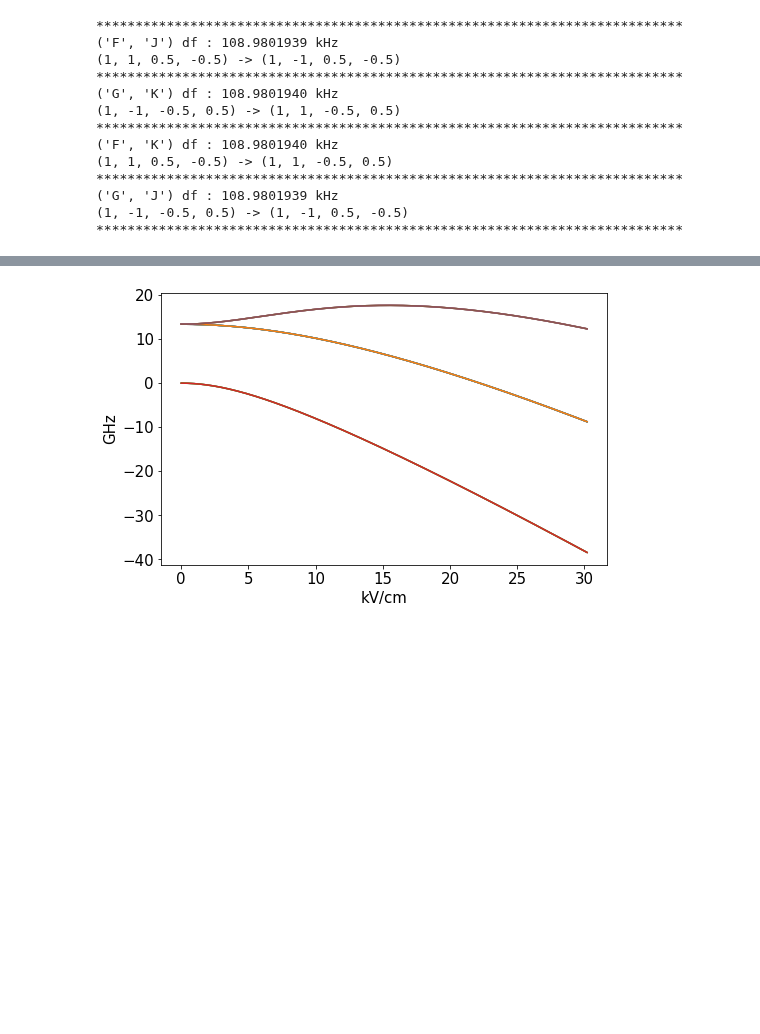
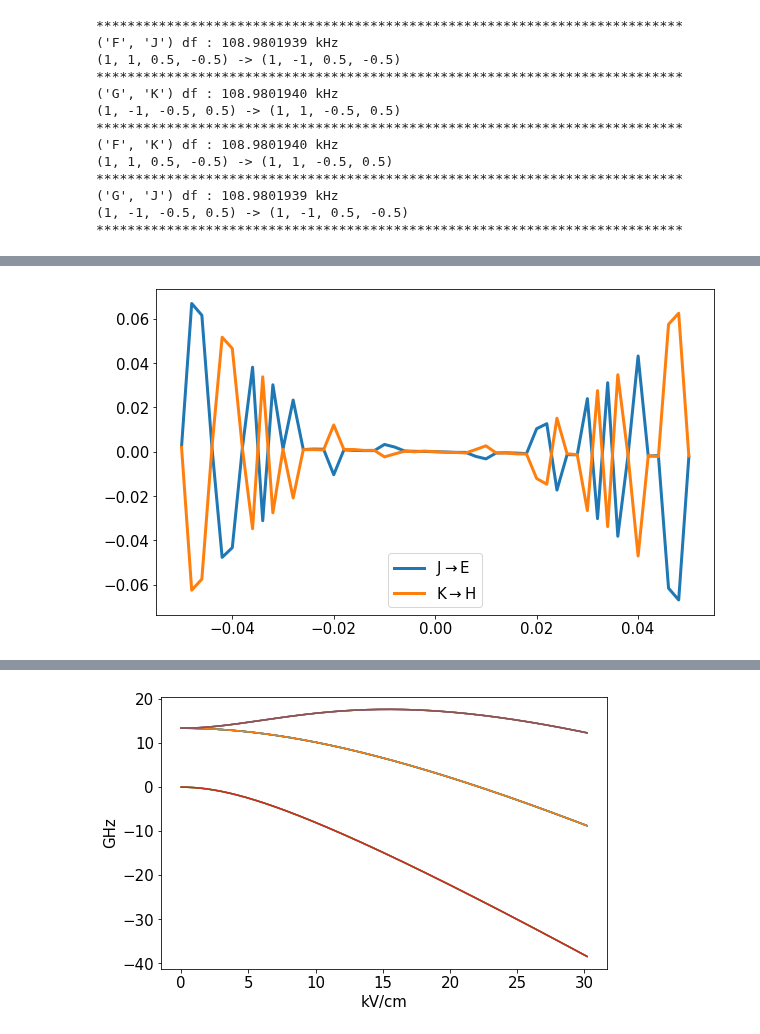
Before and after one commit to ograsdijk/CeNTREX-notebooks, a Jupyter notebook: TlF papers/Frequency Shift NMR.ipynb, the cells around one changed output, grey strips where cells are left out. Drawn from its saved outputs; the diff is of its cells as text; code cells hidden in the pictures; blank space fills up the shorter version.

Commit message:
Added pertubation theory for motional magnetic field to frequency shift notebook

```diff
--- a/TlF papers/Frequency Shift NMR.ipynb
+++ b/TlF papers/Frequency Shift NMR.ipynb
@@ -297,0 +440,8 @@ Difference J->E & K->H : -7.04e-02 Hz
+# %%
+fig, ax = plt.subplots(figsize = (10,6))
+for transition in transitions:
+    ax.plot(Blist, shift_list[transition], lw = 3, label = r'{}$\rightarrow${}'.format(transition[0], transition[1]))
+ax.legend(fontsize = 15)
+set_fontsize(ax, 15)
+# %% [output]
+[figure, added]
```
Also changed, not shown: parts of 22 cells of this notebook, 1 other file.
